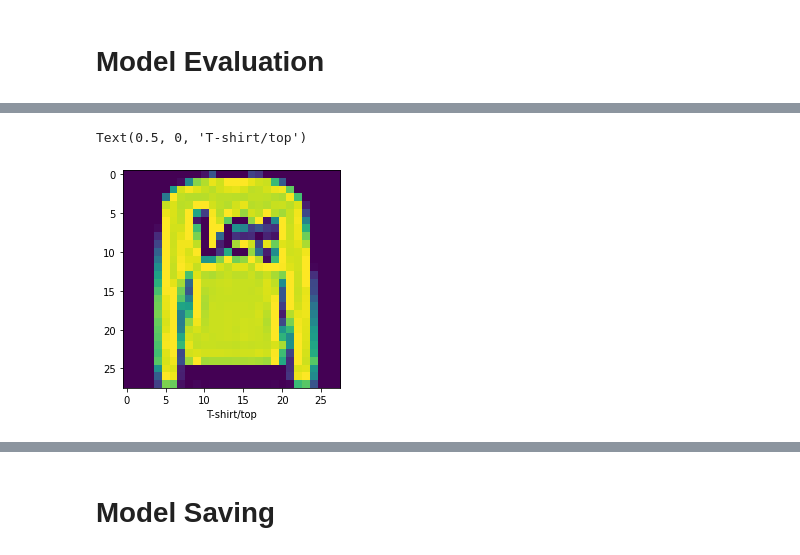
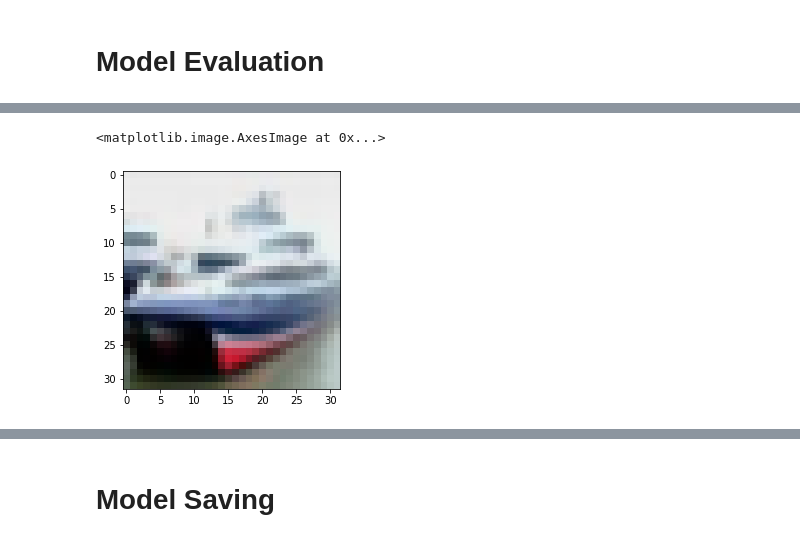
Before and after one commit to SoftWareAK/Image-Classification-with-CNN-for-CIFAR_10-Data, a Jupyter notebook: Image Classification with CNN for CIFAR_10 Data.ipynb, the cells around one changed output, grey strips where cells are left out. Drawn from its saved outputs; the diff is of its cells as text; code cells hidden in the pictures.

```diff
--- a/Image Classification with CNN for CIFAR_10 Data.ipynb
+++ b/Image Classification with CNN for CIFAR_10 Data.ipynb
@@ -24,3 +20,7 @@ from tensorflow.keras.datasets import fashion_mnist #fashion mnist dataset
+# %%
+from tensorflow.keras.datasets import cifar10
+
+(X_train, y_train), (X_test, y_test) = cifar10.load_data()
 # %%
 X_train.shape
 # %% [output]
@@ -127,6 +120,6 @@ plt.imshow(X_train[10])
 # %%
-X_train = X_train.reshape(X_train.shape[0],28, 28, 1)# reshape the X into 4 dimension
-X_test = X_test.reshape(X_test.shape[0], 28, 28, 1)
+X_train = X_train.reshape(X_train.shape[0],32, 32,3, 1)# reshape the X into 4 dimension
+X_test = X_test.reshape(X_test.shape[0], 32,32,3, 1)
 # %%
 X_train.shape, X_test.shape
 # %% [output]
@@ -413,8 +412,7 @@ Test accuracy: 0.9147999882698059
 # %%
 my_image = X_test[1]
-plt.imshow(my_image.reshape(28,28))
-plt.xlabel(class_names[y_train[1]])
+plt.imshow(my_image.reshape(32,32,3))
 # %% [output]
-Text(0.5, 0, 'T-shirt/top')
+<matplotlib.image.AxesImage at 0x...>
-[figure, old version]
+[figure, new version]
 # %%
```
Also changed, not shown: parts of 37 cells of this notebook.
